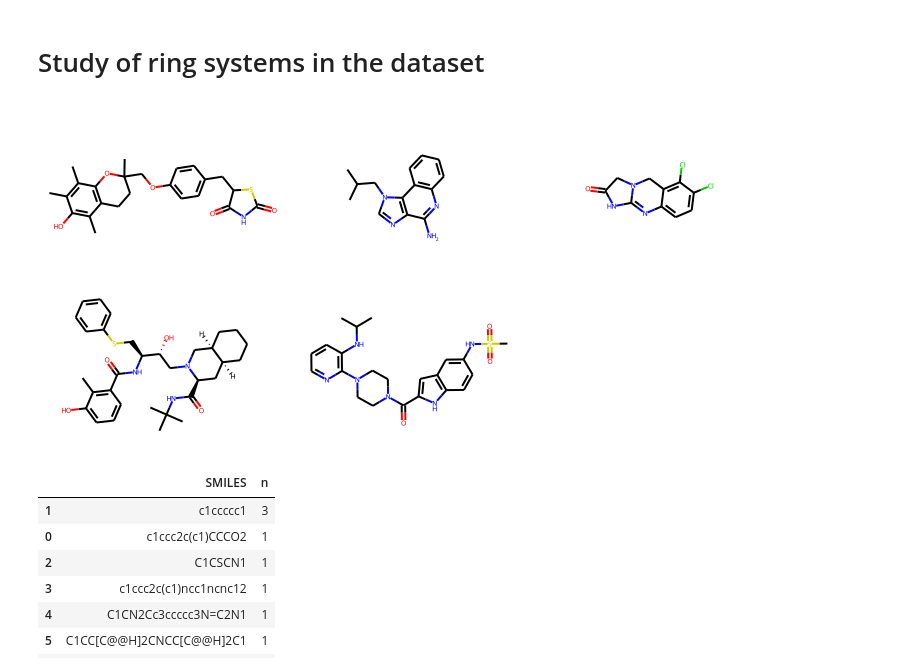
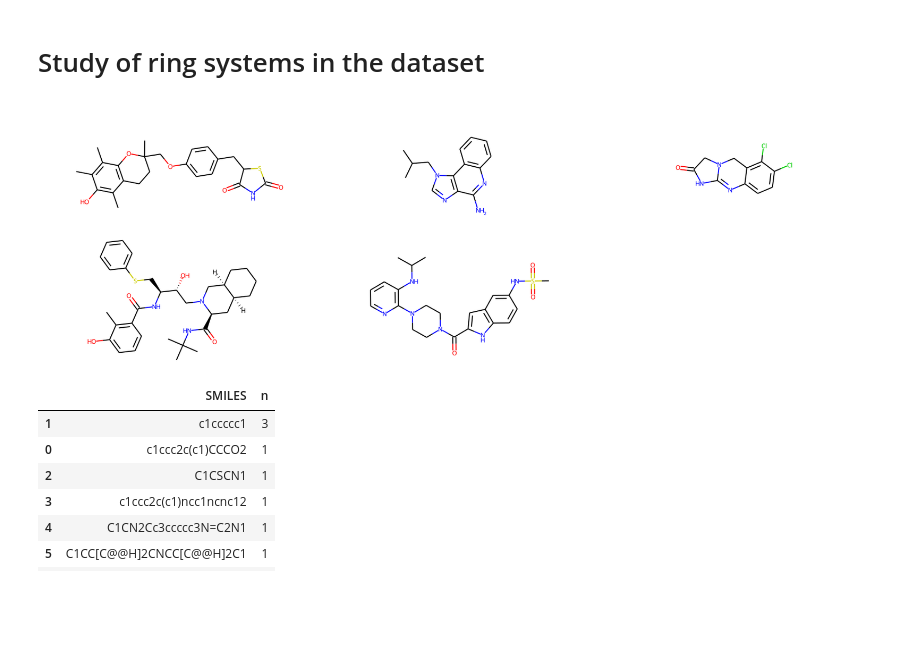
Before and after one commit to arturcgs/lipinski-analysis, a Jupyter notebook: jupyter_notebooks/9_study_of_rings.ipynb, the cells around one changed output. Drawn from its saved outputs; the diff is of its cells as text; code cells hidden in the pictures; blank space fills up the shorter version.

```diff
--- a/jupyter_notebooks/9_study_of_rings.ipynb
+++ b/jupyter_notebooks/9_study_of_rings.ipynb
@@ -50,9 +50,9 @@ for drug in test:
 rings_smiles = list(np.concatenate(rings_smiles))
 # %%
 test_mol = [Chem.MolFromSmiles(drug) for drug in test]
-Draw.MolsToGridImage(test_mol, subImgSize=(250,175))
+Draw.MolsToGridImage(test_mol, subImgSize=(560,260))
 # %% [output]
-[figure, old version]
+[figure, new version]
 # %%
 # Counting the SMILES appearances:
 counter = {}
```
Also changed, not shown: 1 other file.
